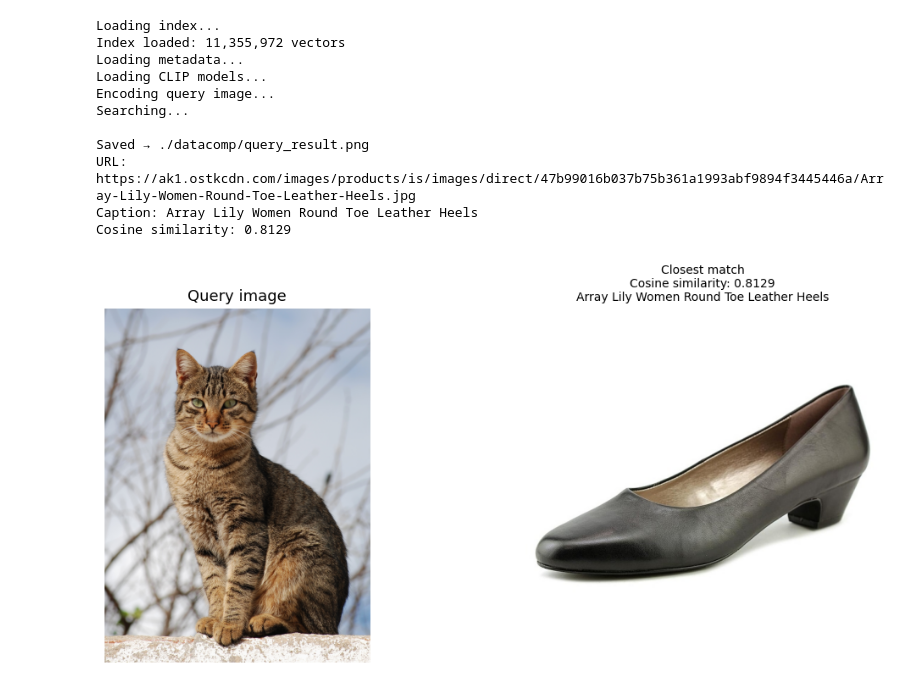
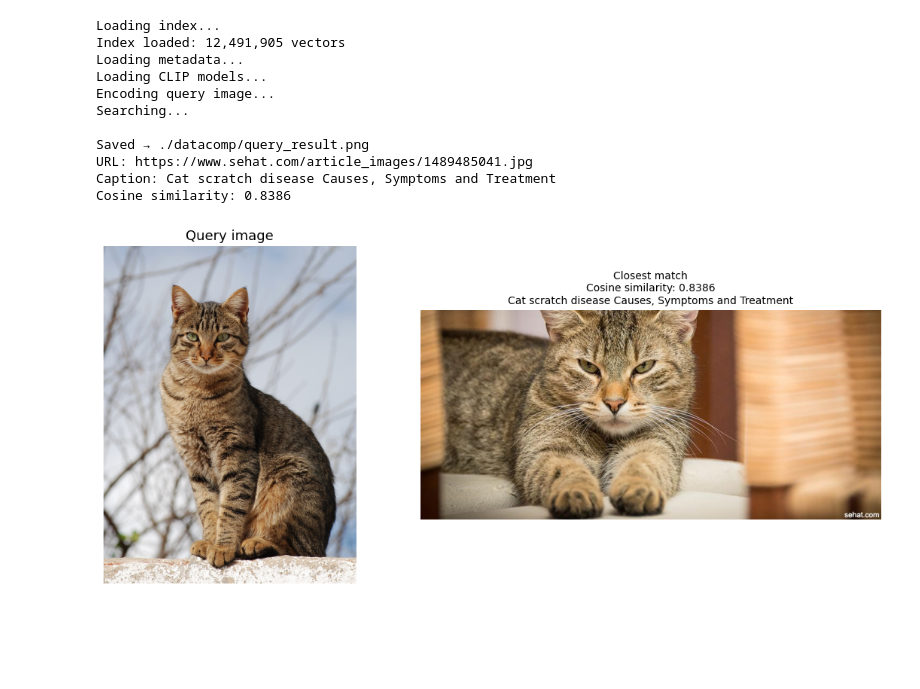
Before and after one commit to mwassermann/semantic_image_sampling, a Jupyter notebook: test_index.ipynb, the cells around one changed output. Cells and saved outputs as stored; diff of their text form; code cells hidden in the pictures; blank space fills up the shorter version.

```diff
--- a/test_index.ipynb
+++ b/test_index.ipynb
@@ -19,7 +19,10 @@ index.nprobe = 64
 print(f"Index loaded: {index.ntotal:,} vectors")
 
 print("Loading metadata...")
-metadata_df = pd.read_parquet(f"{SAVE_DIR}/metadata.parquet", columns=["url", "caption"])
+faiss_uids = np.load(f"{SAVE_DIR}/faiss_uids.npy", allow_pickle=True)
+metadata_df = pd.read_parquet(f"{SAVE_DIR}/metadata.parquet", columns=["uid", "url", "caption"])
+metadata_df = metadata_df.set_index("uid")
+
 
 print("Loading CLIP models...")
 model1, _, preprocess = open_clip.create_model_and_transforms(
@@ -58,7 +61,7 @@ result_caption = None
 for dist, idx in zip(D[0], I[0]):
     if idx == -1:
         continue
-    row = metadata_df.iloc[idx]
+    row = metadata_df.loc[faiss_uids[idx]]
     url = row["url"]
     try:
         resp = requests.get(url, timeout=5)
@@ -75,39 +78,39 @@ for dist, idx in zip(D[0], I[0]):
 if result_img is None:
     print("None of the top 10 URLs were reachable — saving URLs to check manually:")
     for dist, idx in zip(D[0][:5], I[0][:5]):
-        row = metadata_df.iloc[idx]
+        row = metadata_df.loc[faiss_uids[idx]]
         print(f"  dist={dist:.4f}  {row['url']}")
 else:
     # ── Display ───────────────────────────────────────────────────────────────
     fig, axes = plt.subplots(1, 2, figsize=(12, 5))
 
     axes[0].imshow(query_img)
     axes[0].set_title("Query image", fontsize=13)
     axes[0].axis("off")
 
     axes[1].imshow(result_img)
     axes[1].set_title(
         f"Closest match\nCosine similarity: {result_dist:.4f}\n{result_caption[:80]}",
         fontsize=10
     )
     axes[1].axis("off")
 
     plt.tight_layout()
     plt.savefig(f"{SAVE_DIR}/query_result.png", dpi=150, bbox_inches="tight")
     print(f"\nSaved → {SAVE_DIR}/query_result.png")
     print(f"URL: {result_url}")
     print(f"Caption: {result_caption}")
     print(f"Cosine similarity: {result_dist:.4f}")
 # %% [output]
 Loading index...
-Index loaded: 11,355,972 vectors
+Index loaded: 12,491,905 vectors
 Loading metadata...
 Loading CLIP models...
 Encoding query image...
 Searching...
 
 Saved → ./datacomp/query_result.png
-URL: https://ak1.ostkcdn.com/images/products/is/images/direct/47b99016b037b75b361a1993abf9894f3445446a/Array-Lily-Women-Round-Toe-Leather-Heels.jpg
-Caption: Array Lily Women Round Toe Leather Heels
-Cosine similarity: 0.8129
+URL: https://www.sehat.com/article_images/1489485041.jpg
+Caption: Cat scratch disease Causes, Symptoms and Treatment
+Cosine similarity: 0.8386
-[figure, old version]
+[figure, new version]
```
